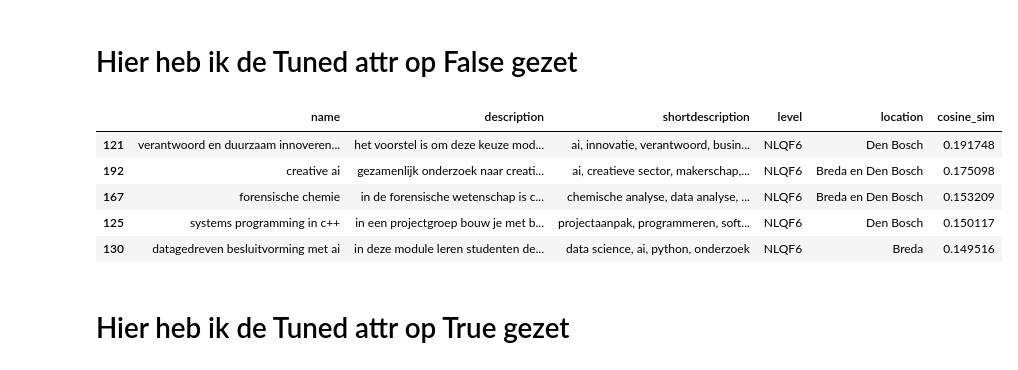
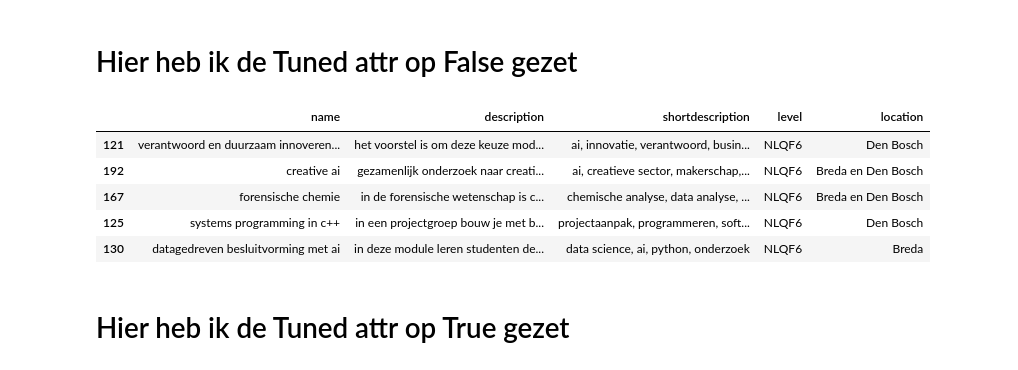
Before and after one commit to EnesT51/LU2-AI-Prototype, a Jupyter notebook: AI-PoC/AI_PoC.ipynb, the cells around one changed output. Cells and saved outputs as stored; diff of their text form; code cells hidden in the pictures.

```diff
--- a/AI-PoC/AI_PoC.ipynb
+++ b/AI-PoC/AI_PoC.ipynb
@@ -80,29 +80,19 @@ for target, source in fill_map.items():
 text_columns = ['shortdescription', 'description', 'content', 'learningoutcomes', 'name']
 data_set_copy[text_columns] = data_set_copy[text_columns].apply(lambda col: col.str.lower().str.strip())
 
+# Voor de module_tags kolom, als deze NaN is, vul deze dan met de top 3 keywords uit de description kolom.
+def simple_keywords(text, top_n=3):
+    if not isinstance(text, str):
+        return []
+    words = re.findall(r'\b[a-zA-Z]+\b', text.lower())
+    stopwords = {'de','het','een','en','van','op','in','met','voor','door'}
+    words = [w for w in words if w not in stopwords]
+    return [w for w, _ in Counter(words).most_common(top_n)]
 
-#fill missing module_tags
-kw_model = kb.KeyBERT()
-moduleTags = []
-#datafilteren
-datacopy = data_set_copy.copy()
-
-#alle nan values module_tags krijgen
-nan_module_tags = data_set_copy[data_set_copy['module_tags'].isna()]
-
-custom_stopwords = ['de', 'het', 'een', 'en', 'van', 'op', 'in', 'met', 'voor', 'door']
-
-# loopen door de dataset en de description eruit halen en daarna keybert gebruiken om tags te maken die toegevoegd wordt aan module_tags
-for index, row in nan_module_tags.iterrows():
-    text = row['description']
-    keywords = kw_model.extract_keywords(text, stop_words=custom_stopwords, keyphrase_ngram_range=(1,1), top_n=3)
-    tags = [kw[0] for kw in keywords]
-    moduleTags.append(tags)
-
-
-nan_module_tags.loc[nan_module_tags['module_tags'].isna(), 'module_tags'] = np.array(moduleTags, dtype=object)
-data_set_copy['module_tags'] = data_set_copy['module_tags'].fillna(
-    nan_module_tags['module_tags'].apply(lambda x: ', '.join(x) if isinstance(x, list) else x)
+nan_module_tags = data_set_copy[data_set_copy['module_tags'].isna()].copy()
+nan_module_tags['module_tags'] = nan_module_tags['description'].apply(simple_keywords)
+data_set_copy.loc[data_set_copy['module_tags'].isna(), 'module_tags'] = (
+    nan_module_tags['module_tags']
 )
 
 # Er zijn waarden in de kolom 'module_tags' die speciale karakters bevatten zoals [ ]'. Deze heb ik verwijderd zodat de tags beter leesbaar zijn en consistent zijn.
@@ -540,18 +530,18 @@ def print_recommendations_with_explanations(recommender, profile, top_rec):
 # %%
 student_input = "ik wil programmeren, ai en data-analyse verkennen"
 goals = "Ik wil mijn vaardigheden verbeteren en nieuwe technologieën leren en software ontwikkelen."
 student_profile = Profile(interests=student_input, goals=goals)
-recommender = HybridRecommender(student_profile, tuned=False, cosine_sim=0.75, popularity_score=0.05, interests_match_score=0.20)
+recommender = HybridRecommender(student_profile, tuned=False)
 recommender.fit(data_set_copy)
 top_rec = recommender.recommend(top_k=5)
-top_rec[['name', 'description', 'shortdescription', 'level', 'location', 'cosine_sim']].head()
+top_rec[['name', 'description', 'shortdescription', 'level', 'location']].head()
 # %% [output]
-|  | name | description | shortdescription | level | location | cosine_sim |
-| 121 | verantwoord en duurzaam innoveren... | het voorstel is om deze keuze mod... | ai, innovatie, verantwoord, busin... | NLQF6 | Den Bosch | 0.191748 |
-| 192 | creative ai | gezamenlijk onderzoek naar creati... | ai, creatieve sector, makerschap,... | NLQF6 | Breda en Den Bosch | 0.175098 |
-| 167 | forensische chemie | in de forensische wetenschap is c... | chemische analyse, data analyse, ... | NLQF6 | Breda en Den Bosch | 0.153209 |
-| 125 | systems programming in c++ | in een projectgroep bouw je met b... | projectaanpak, programmeren, soft... | NLQF6 | Den Bosch | 0.150117 |
-| 130 | datagedreven besluitvorming met ai | in deze module leren studenten de... | data science, ai, python, onderzoek | NLQF6 | Breda | 0.149516 |
+|  | name | description | shortdescription | level | location |
+| 121 | verantwoord en duurzaam innoveren... | het voorstel is om deze keuze mod... | ai, innovatie, verantwoord, busin... | NLQF6 | Den Bosch |
+| 192 | creative ai | gezamenlijk onderzoek naar creati... | ai, creatieve sector, makerschap,... | NLQF6 | Breda en Den Bosch |
+| 167 | forensische chemie | in de forensische wetenschap is c... | chemische analyse, data analyse, ... | NLQF6 | Breda en Den Bosch |
+| 125 | systems programming in c++ | in een projectgroep bouw je met b... | projectaanpak, programmeren, soft... | NLQF6 | Den Bosch |
+| 130 | datagedreven besluitvorming met ai | in deze module leren studenten de... | data science, ai, python, onderzoek | NLQF6 | Breda |
 # %% [markdown]
 # Hier heb ik de Tuned attr op True gezet
 # %%
```
Also changed, not shown: parts of 10 cells of this notebook.
